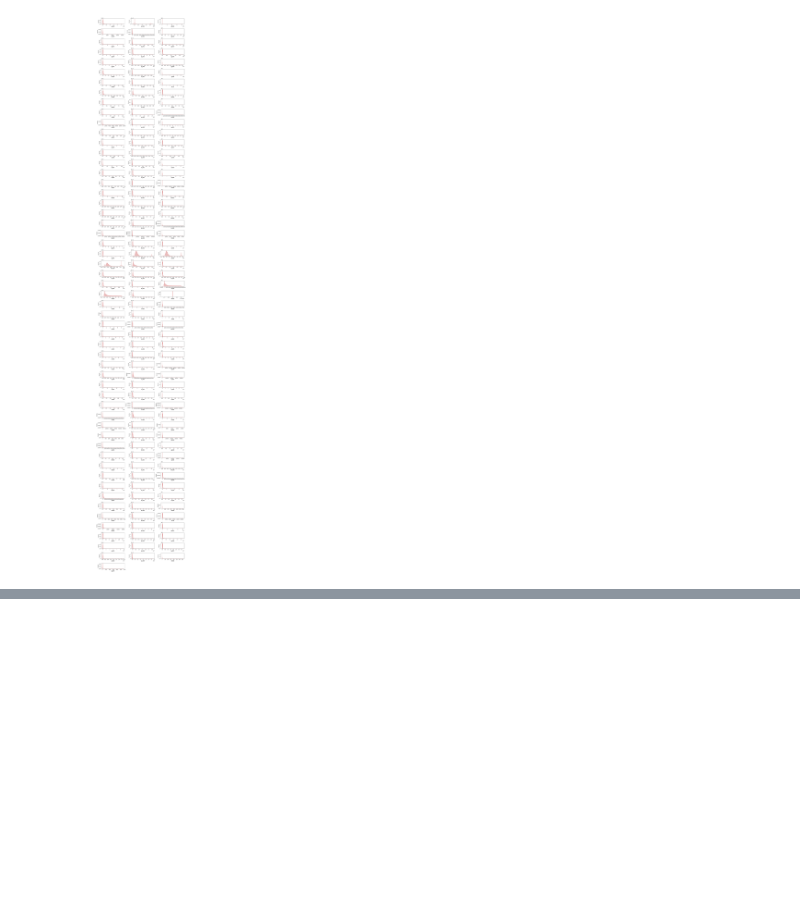
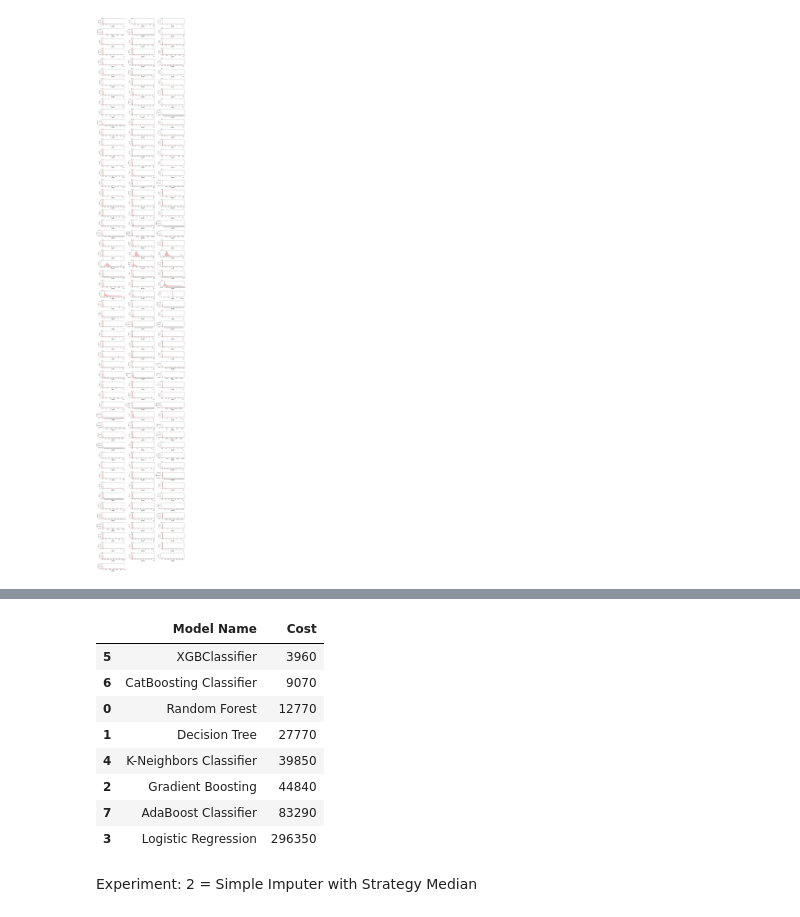
Before and after one commit to AshutoshSabnis1/livesensor, a Jupyter notebook: EDA.ipynb, the cells around one changed output, grey strips where cells are left out. Drawn from its saved outputs; the diff is of its cells as text; code cells hidden in the pictures; blank space fills up the shorter version.

```diff
--- a/EDA.ipynb
+++ b/EDA.ipynb
@@ -233,0 +282,2 @@ y= y.replace({'pos': 1, 'neg': 0})
+# %%
+X_knn =knn_pipeline.fit_transform(X)
@@ -233,0 +300,22 @@ y= y.replace({'pos': 1, 'neg': 0})
+# %%
+from imblearn.combine import SMOTETomek
+
+# Resampling the minority class. The strategy can be changed as required.
+smt = SMOTETomek(random_state=42,sampling_strategy='minority',n_jobs=-1)
+# Fit the model to generate the data.
+X_res, y_res = smt.fit_resample(X_knn, y)
+# %%
+# Initialize Default Models in a dictionary
+# Dictionary which contains models for experiment
+models = {
+    "Random Forest": RandomForestClassifier(),
+    "Decision Tree": DecisionTreeClassifier(),
+    "Gradient Boosting": GradientBoostingClassifier(),
+    "Logistic Regression": LogisticRegression(),
+     "K-Neighbors Classifier": KNeighborsClassifier(),
+    "XGBClassifier": XGBClassifier(),
+     "CatBoosting Classifier": CatBoostClassifier(verbose=False),
+    "AdaBoost Classifier": AdaBoostClassifier()
+}
+# %%
+report_knn = evaluate_models(X_res, y_res, models)
@@ -233,0 +340,12 @@ y= y.replace({'pos': 1, 'neg': 0})
+# %%
+report_knn
+# %% [output]
+|  | Model Name | Cost |
+| 5 | XGBClassifier | 3960 |
+| 6 | CatBoosting Classifier | 9070 |
+| 0 | Random Forest | 12770 |
+| 1 | Decision Tree | 27770 |
+| 4 | K-Neighbors Classifier | 39850 |
+| 2 | Gradient Boosting | 44840 |
+| 7 | AdaBoost Classifier | 83290 |
+| 3 | Logistic Regression | 296350 |
@@ -233,0 +356,2 @@ y= y.replace({'pos': 1, 'neg': 0})
+# %% [markdown]
+Experiment: 2 = Simple Imputer with Strategy Median
```
Also changed, not shown: parts of 56 cells of this notebook.
